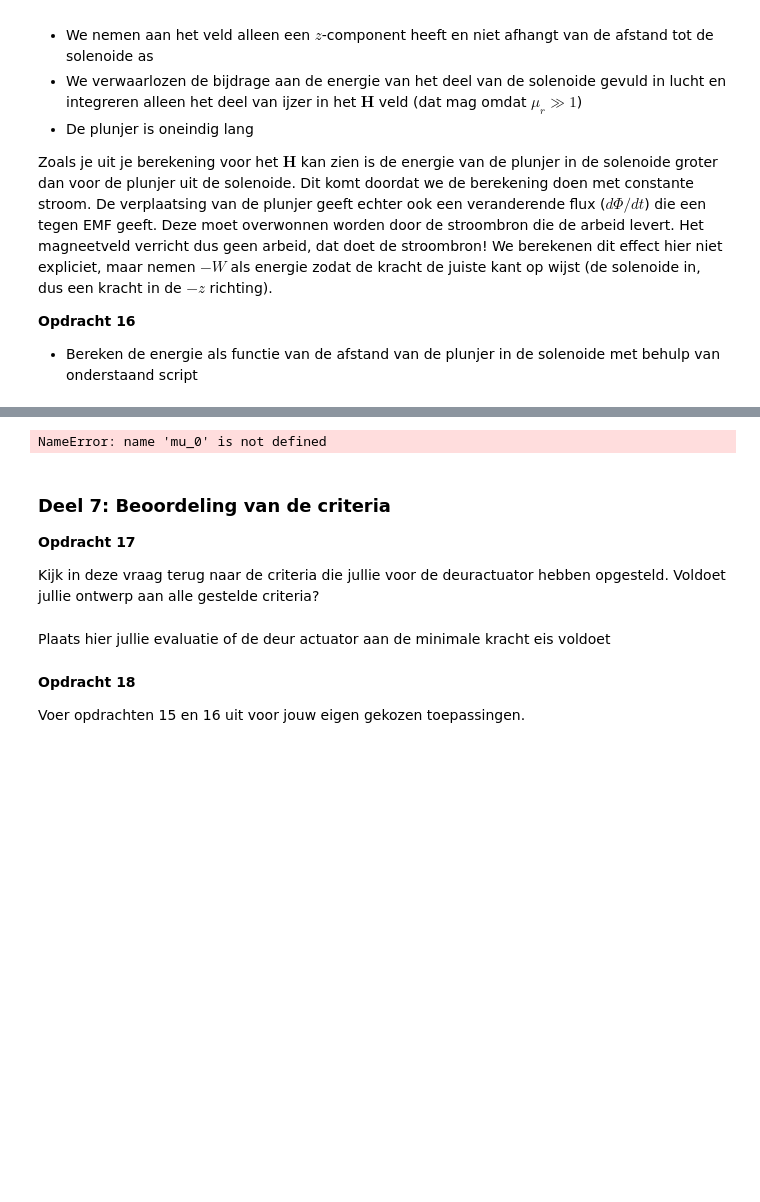
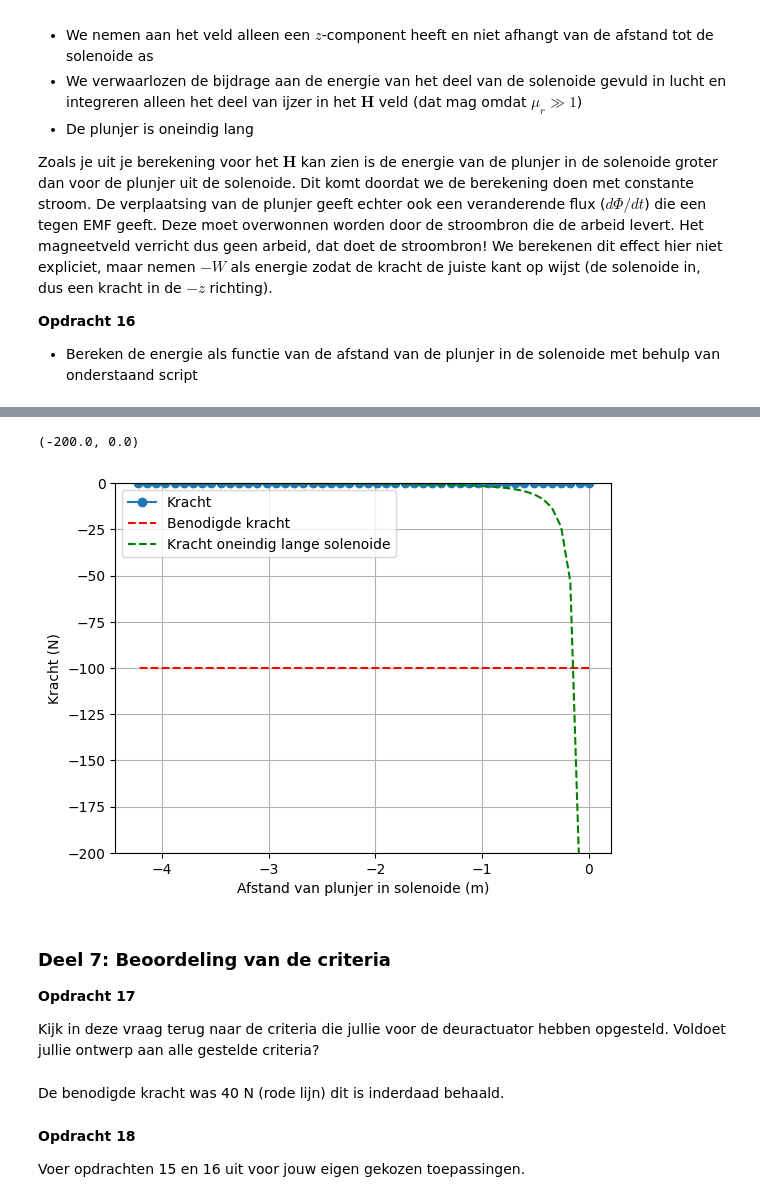
Before and after one commit to TomVerme/opdrachten-DEF-D, a Jupyter notebook: DigitaleOntwerpopdrachten/1CondensatorOpdracht/2KrachtactuatorOpdracht/KrachtactuatorOpdracht.ipynb, the cells around one changed output, grey strips where cells are left out. Cells and saved outputs as stored; diff of their text form; code cells hidden in the pictures; blank space fills up the shorter version.

Commit message:
Krachtactuator af

```diff
--- a/DigitaleOntwerpopdrachten/1CondensatorOpdracht/2KrachtactuatorOpdracht/KrachtactuatorOpdracht.ipynb
+++ b/DigitaleOntwerpopdrachten/1CondensatorOpdracht/2KrachtactuatorOpdracht/KrachtactuatorOpdracht.ipynb
@@ -557,22 +723,23 @@ NameError: name 'r_s' is not defined
 # %%
-force_analytical = -mu_0*mu_r*np.pi*r_s**2*aantal_omwent**2*I**2/2/L_s**2 # Kracht uitrekenen numeriek
+force_analytical = -mu_0*mu_r*np.pi*r_sol**2*aantal_omwent**2*I**2/2/L_s**2 # Kracht uitrekenen numeriek
 force_numerical=np.diff(Wz, n=1, append=[0])/(z_ax[1] - z_ax[0]) # Kracht uitrekenen
 
 # Plotting the results
 plt.plot(L_s/2 - z_ax, np.flipud(force_numerical), '-o', label='Kracht')
-plt.plot(L_s/2 - z_ax, (-5*9.8)*np.ones(n_ax), '--r', label='Benodigde kracht')
+plt.plot(L_s/2 - z_ax, (-100)*np.ones(n_ax), '--r', label='Benodigde kracht')
 plt.plot(L_s/2 - z_ax, force_analytical*np.ones(n_ax), '--g', label='Kracht oneindig lange solenoide')
 plt.xlabel('Afstand van plunjer in solenoide (m)'), plt.ylabel('Kracht (N)'), plt.grid(), plt.legend()
 plt.ylim([-200, 0])
 # %% [output]
-NameError: name 'mu_0' is not defined
+(-200.0, 0.0)
+[figure, added]
 # %% [markdown]
 ### Deel 7: Beoordeling van de criteria
 **Opdracht 17**
 
 Kijk in deze vraag terug naar de criteria die jullie voor de deuractuator hebben opgesteld. Voldoet jullie ontwerp aan alle gestelde criteria?
 # %% [markdown]
-Plaats hier jullie evaluatie of de deur actuator aan de minimale kracht eis voldoet
+De benodigde kracht was 40 N (rode lijn) dit is inderdaad behaald.
 # %% [markdown]
 **Opdracht 18**
 
```
Also changed, not shown: parts of 19 cells of this notebook, 5 other files.
